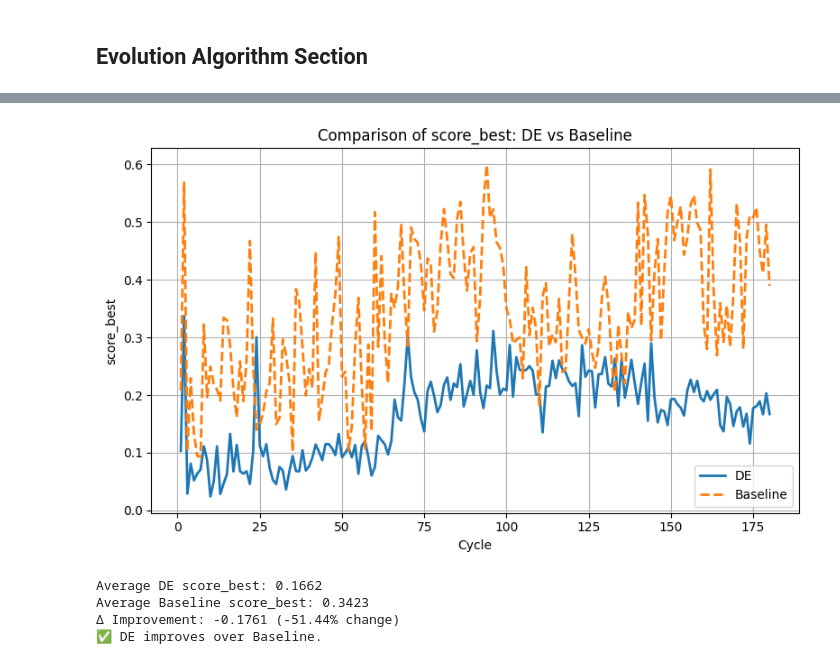
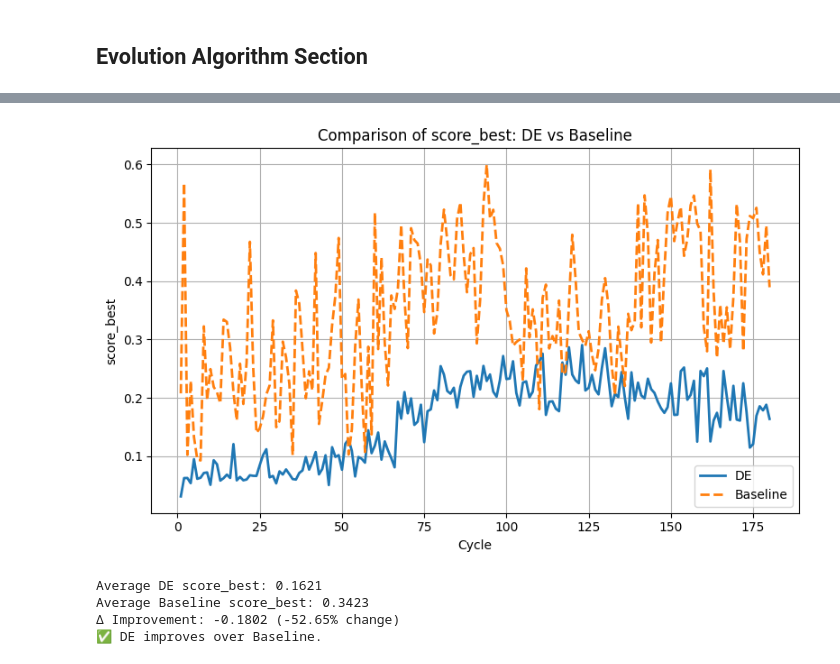
Before and after one commit to Kaos1105/EA_traffic_control, a Jupyter notebook: controller.ipynb, the cells around one changed output, grey strips where cells are left out. Cells and saved outputs as stored; diff of their text form; code cells hidden in the pictures.

```diff
--- a/controller.ipynb
+++ b/controller.ipynb
@@ -843,36 +873,36 @@ def compare_score_best(log_dir=LOG_DIR, baseline_prefix='traffic_baseline', de_p
 
     # Plot comparison
     plt.figure(figsize=(8, 5))
     plt.plot(de["cycle"], de["score_best"], label="DE", linewidth=2)
     plt.plot(baseline["cycle"], baseline["score_best"], label="Baseline", linestyle="--", linewidth=2)
     plt.xlabel("Cycle")
     plt.ylabel("score_best")
     plt.title("Comparison of score_best: DE vs Baseline")
     plt.legend()
     plt.grid(True)
     plt.tight_layout()
     plt.show()
 
     # Print summary stats
     mean_de = de["score_best"].mean()
     mean_base = baseline["score_best"].mean()
     diff = mean_de - mean_base
 
     print(f"Average DE score_best: {mean_de:.4f}")
     print(f"Average Baseline score_best: {mean_base:.4f}")
     print(f"Δ Improvement: {diff:+.4f} ({(diff / mean_base) * 100:.2f}% change)")
 
     if diff < 0:
         print("✅ DE improves over Baseline.")
     elif diff > 0:
         print("❌ DE performs worse than Baseline.")
     else:
         print("⭐ DE and Baseline perform equally.")
 
-compare_score_best(de_suffix='20251107_221148', baseline_suffix='20251107_231803')
+compare_score_best(de_suffix='20251107_235939', baseline_suffix='20251107_231803')
 # %% [output]
-[figure, old version]
+[figure, new version]
-Average DE score_best: 0.1662
+Average DE score_best: 0.1621
 Average Baseline score_best: 0.3423
-Δ Improvement: -0.1761 (-51.44% change)
+Δ Improvement: -0.1802 (-52.65% change)
 ✅ DE improves over Baseline.
```
Also changed, not shown: parts of 5 cells of this notebook, 2 other files.
